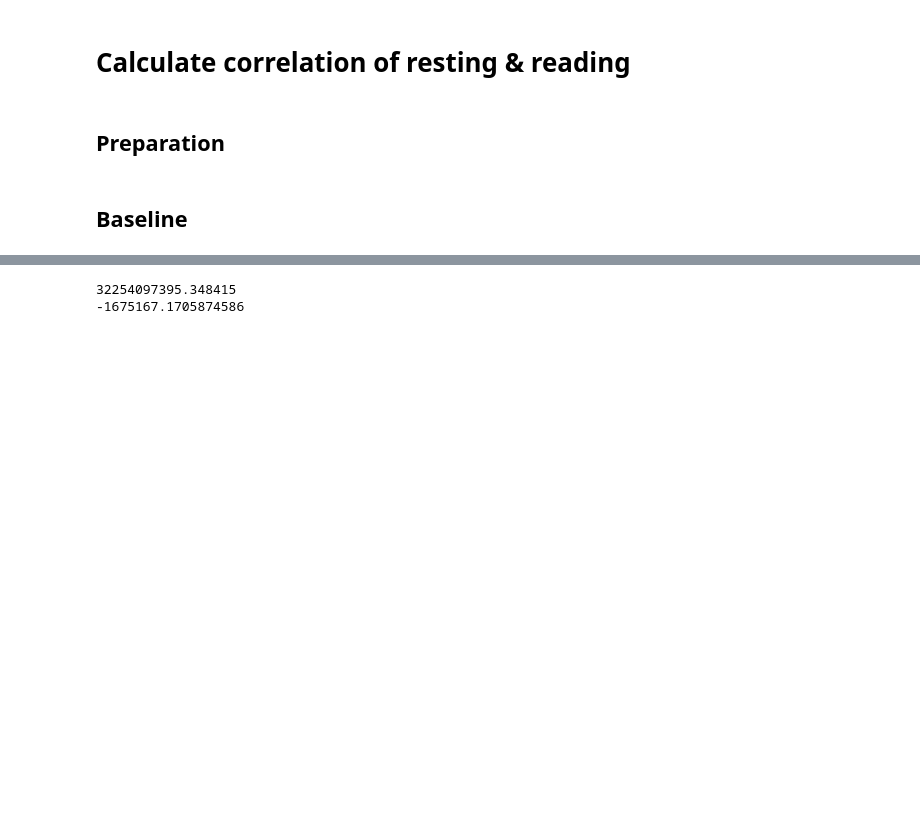
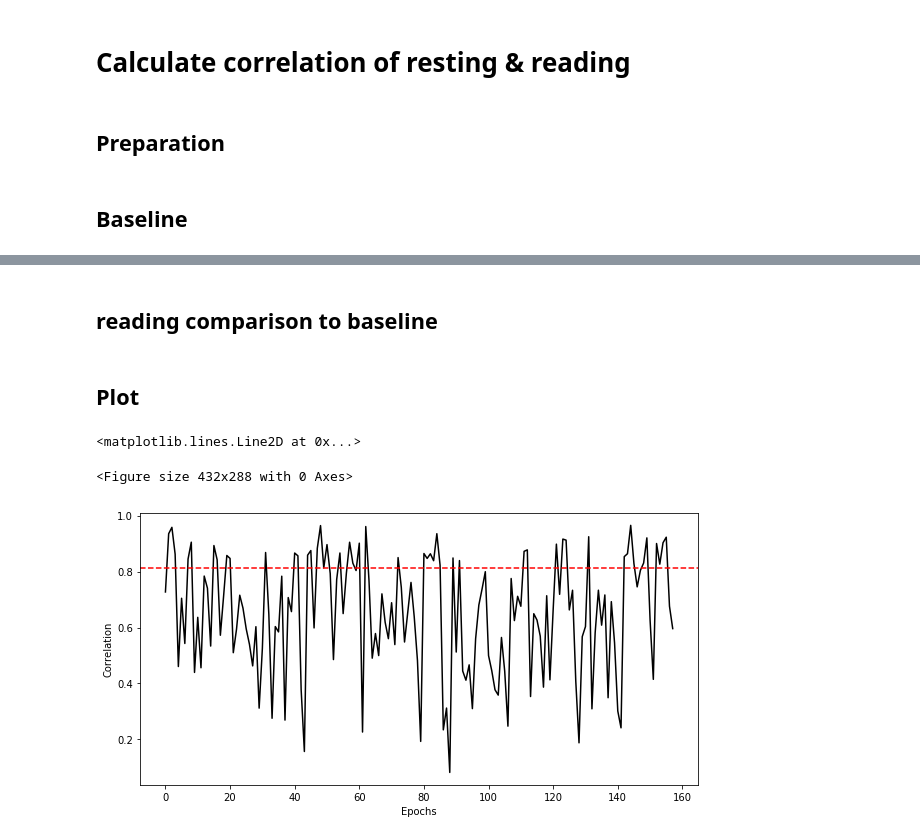
Before and after one commit to amao9098/SeagulReading, a Jupyter notebook: Correlation.ipynb, the cells around one changed output, grey strips where cells are left out. Cells and saved outputs as stored; diff of their text form; code cells hidden in the pictures; blank space fills up the shorter version.

Commit message:
correlation plot done

```diff
--- a/Correlation.ipynb
+++ b/Correlation.ipynb
@@ -75,2 +81,2 @@ SyntaxError: unexpected EOF while parsing (<ipython-input-40-4522004f0657>, line
 # %%
-baseline(rest_cz, fs)
+b = baseline(rest_cz, fs)
@@ -82,24 +83,42 @@ baseline(rest_cz, fs)
-# %%
-def correlation(rest, read):
-    # calculate baseline
-    rest = rest.values
-    rest = rest.reshape((int(len(rest) / fs), fs))
-    rest_epochs = []
-    for e in rest:
-        rest_epochs.append(np.mean(e))
-    # normalize
-#     rest_min = min(rest_epochs)
-#     rest_max = max(rest_epochs)
-#     for i in range(len(rest_epochs)):
-#         rest_epochs[i] = (rest_epochs[i] - rest_min) / (rest_max - rest_min)
-
-    print(np.var(rest_epochs))
-
-    base_value = np.mean(np.asarray([np.mean(i) for i in rest]))
-    print(base_value)
-
-
-correlation(rest_cz, None)
-# %% [output]
-32254097395.348415
--1675167.1705874586
+# %% [markdown]
+## reading comparison to baseline
+# %%
+def correlation_rest_read(resting_cz, reading_cz, fs):
+    """
+    Calculate correlation between resting and reading data. For now, using channel CZ
+
+    params:
+        resting_cz: Resting data from CZ with length divisible by 2 * fs
+        reading_cz: Reading data from CZ with length same as resting
+        fs: sampling rate
+
+    returns:
+        a list of correlation values between reading and resting
+    """
+    assert len(resting_cz) % (2 * fs) == 0 and len(resting_cz) == len(reading_cz)
+    resting_cz = resting_cz.values.reshape((int(len(resting_cz) / (2 * fs)), 2 * fs))
+    reading_cz = reading_cz.values.reshape((int(len(reading_cz) / (2 * fs)), 2 * fs))
+    corrs = []
+    for ii, rest_epoch in enumerate(resting_cz):
+        _, rest_power = welch(rest_epoch, nperseg=fs, noverlap=None)
+        _, read_power = welch(reading_cz[ii], nperseg=fs, noverlap=None)
+        corrs.append(corrcoef(rest_power, read_power)[0][1])
+
+    return corrs
+# %%
+corrs = correlation_rest_read(rest_cz, read_cz, fs)
+# %% [markdown]
+## Plot
+# %%
+plt.clf()
+fig, ax = plt.subplots(nrows=1, ncols=1)
+fig.set_size_inches(10, 5)
+x = np.arange(len(corrs))
+ax.plot(x, corrs, "black")
+ax.set_xlabel("Epochs")
+ax.set_ylabel("Correlation")
+ax.axhline(b, color='red', ls='--')
+# %% [output]
+<matplotlib.lines.Line2D at 0x...>
+<Figure size 432x288 with 0 Axes>
+[figure, added]
```
Also changed, not shown: parts of 3 cells of this notebook.
